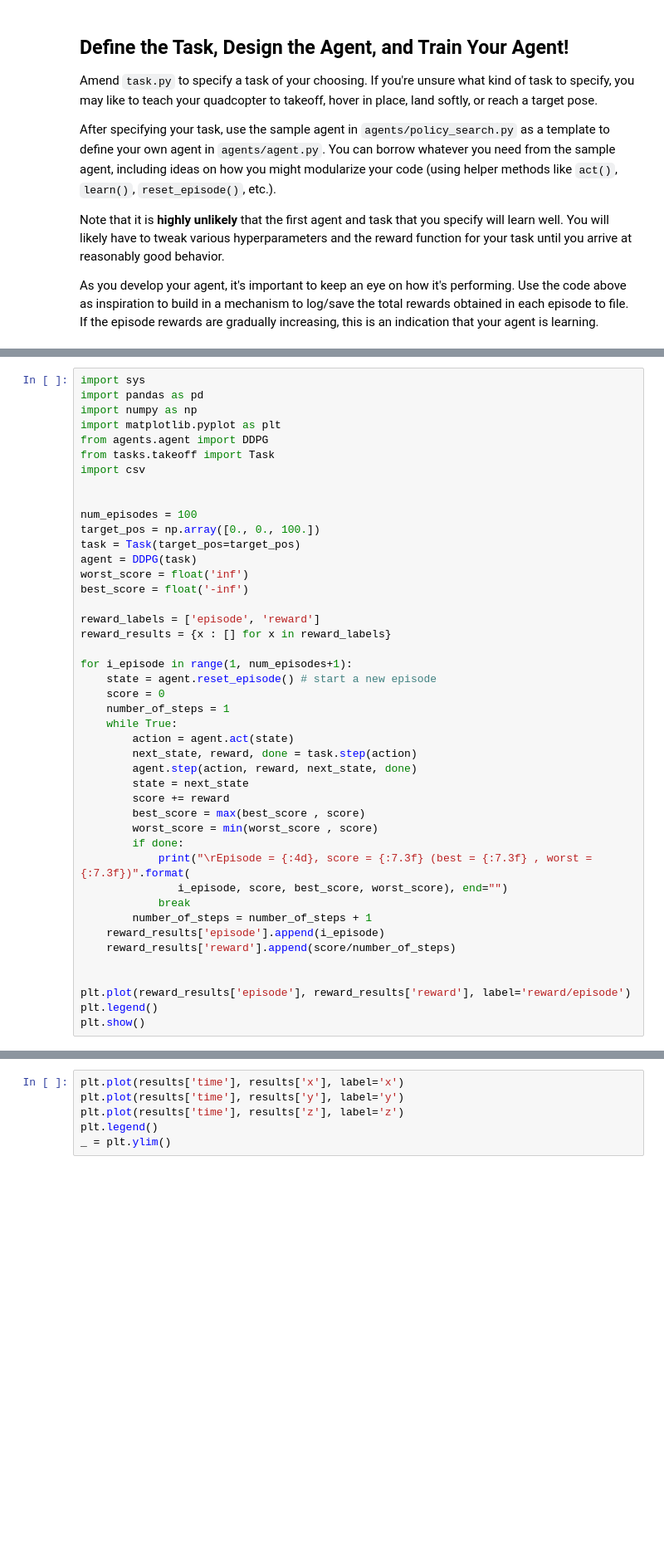
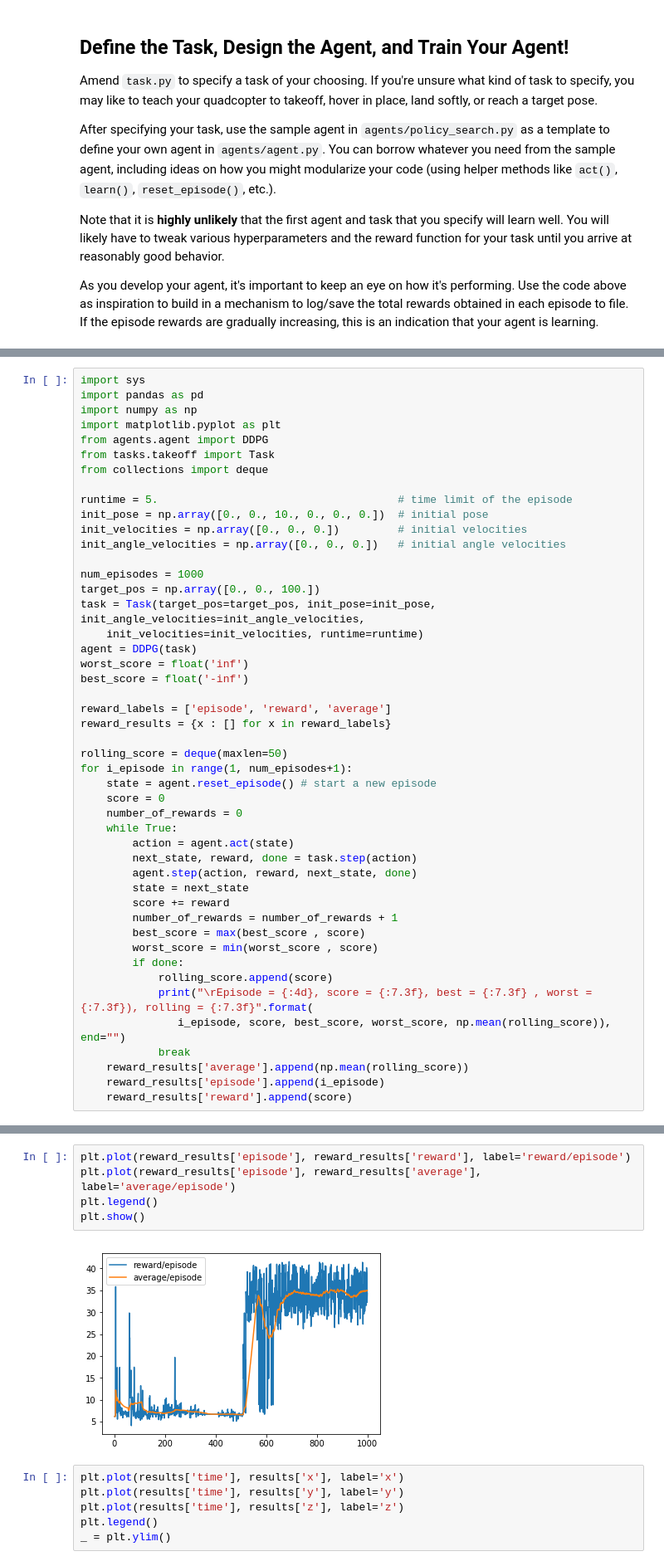
Before and after one commit to huli/mlnd, a Jupyter notebook: rl-quadcopter/Quadcopter_Project.ipynb, the cells around one changed output, grey strips where cells are left out. Shown at 83% size. Cells and saved outputs as stored; diff of their text form; blank space fills up the shorter version.

Commit message:
Simple hyperparameters with custom reward function

```diff
--- a/rl-quadcopter/Quadcopter_Project.ipynb
+++ b/rl-quadcopter/Quadcopter_Project.ipynb
@@ -221,41 +226,44 @@ import numpy as np
 import matplotlib.pyplot as plt
 from agents.agent import DDPG
 from tasks.takeoff import Task
-import csv
+from collections import deque
 
+runtime = 5.                                     # time limit of the episode
+init_pose = np.array([0., 0., 10., 0., 0., 0.])  # initial pose
+init_velocities = np.array([0., 0., 0.])         # initial velocities
+init_angle_velocities = np.array([0., 0., 0.])   # initial angle velocities
 
-num_episodes = 100
+num_episodes = 1000
 target_pos = np.array([0., 0., 100.])
-task = Task(target_pos=target_pos)
+task = Task(target_pos=target_pos, init_pose=init_pose, init_angle_velocities=init_angle_velocities,
+    init_velocities=init_velocities, runtime=runtime)
 agent = DDPG(task)
 worst_score = float('inf')
 best_score = float('-inf')
 
-reward_labels = ['episode', 'reward']
+reward_labels = ['episode', 'reward', 'average']
 reward_results = {x : [] for x in reward_labels}
 
+rolling_score = deque(maxlen=50)
 for i_episode in range(1, num_episodes+1):
     state = agent.reset_episode() # start a new episode
     score = 0
-    number_of_steps = 1
+    number_of_rewards = 0
     while True:
         action = agent.act(state)
         next_state, reward, done = task.step(action)
         agent.step(action, reward, next_state, done)
         state = next_state
         score += reward
+        number_of_rewards = number_of_rewards + 1
         best_score = max(best_score , score)
         worst_score = min(worst_score , score)
         if done:
-            print("\rEpisode = {:4d}, score = {:7.3f} (best = {:7.3f} , worst = {:7.3f})".format(
-               i_episode, score, best_score, worst_score), end="")
+            rolling_score.append(score)
+            print("\rEpisode = {:4d}, score = {:7.3f}, best = {:7.3f} , worst = {:7.3f}), rolling = {:7.3f}".format(
+               i_episode, score, best_score, worst_score, np.mean(rolling_score)), end="")
             break
-        number_of_steps = number_of_steps + 1
+    reward_results['average'].append(np.mean(rolling_score))
     reward_results['episode'].append(i_episode)
-    reward_results['reward'].append(score/number_of_steps)
-
-
-plt.plot(reward_results['episode'], reward_results['reward'], label='reward/episode')
-plt.legend()
-plt.show()
+    reward_results['reward'].append(score)
 # %% [output]
@@ -269,3 +278,10 @@ plt.show()
+# %%
+plt.plot(reward_results['episode'], reward_results['reward'], label='reward/episode')
+plt.plot(reward_results['episode'], reward_results['average'], label='average/episode')
+plt.legend()
+plt.show()
+# %% [output]
+[figure, added]
 # %%
 plt.plot(results['time'], results['x'], label='x')
 plt.plot(results['time'], results['y'], label='y')
```
Also changed, not shown: parts of 4 cells of this notebook, 4 other files.
